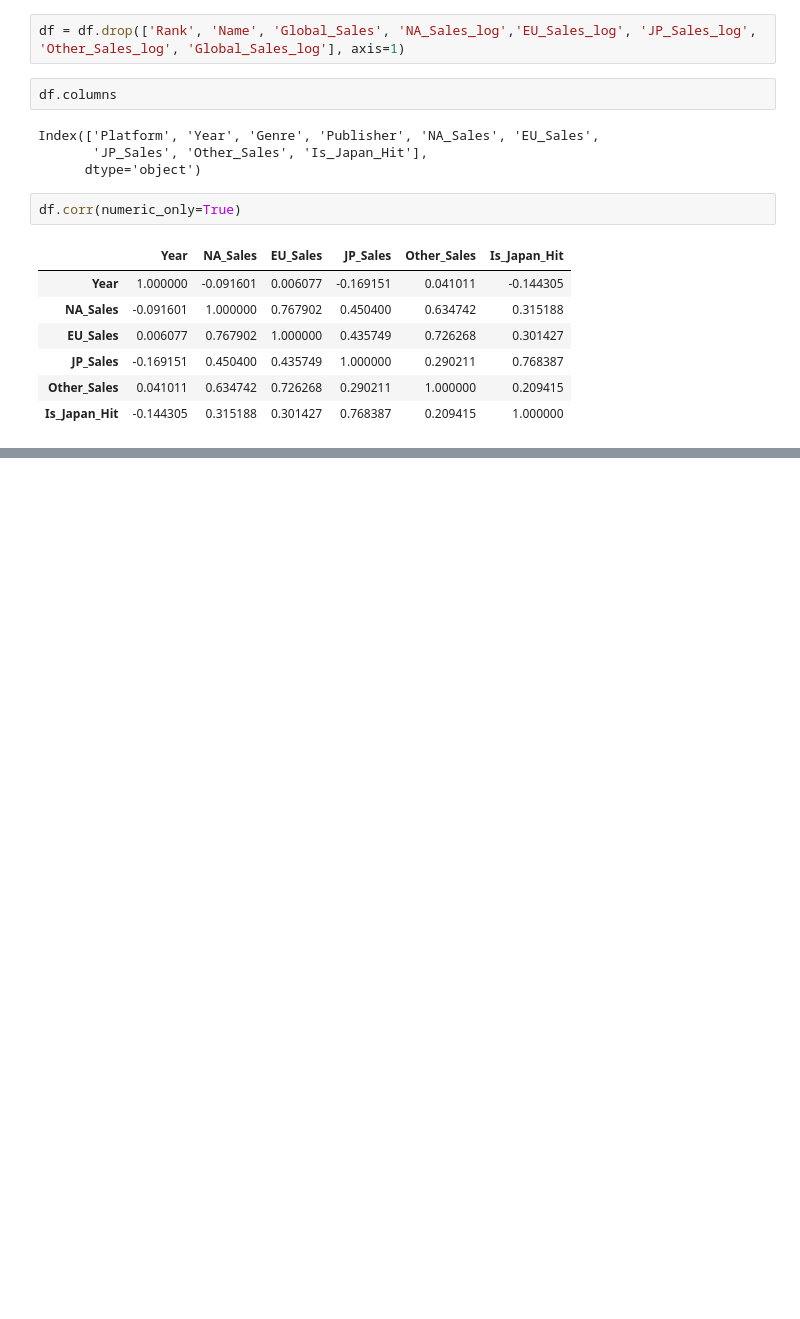
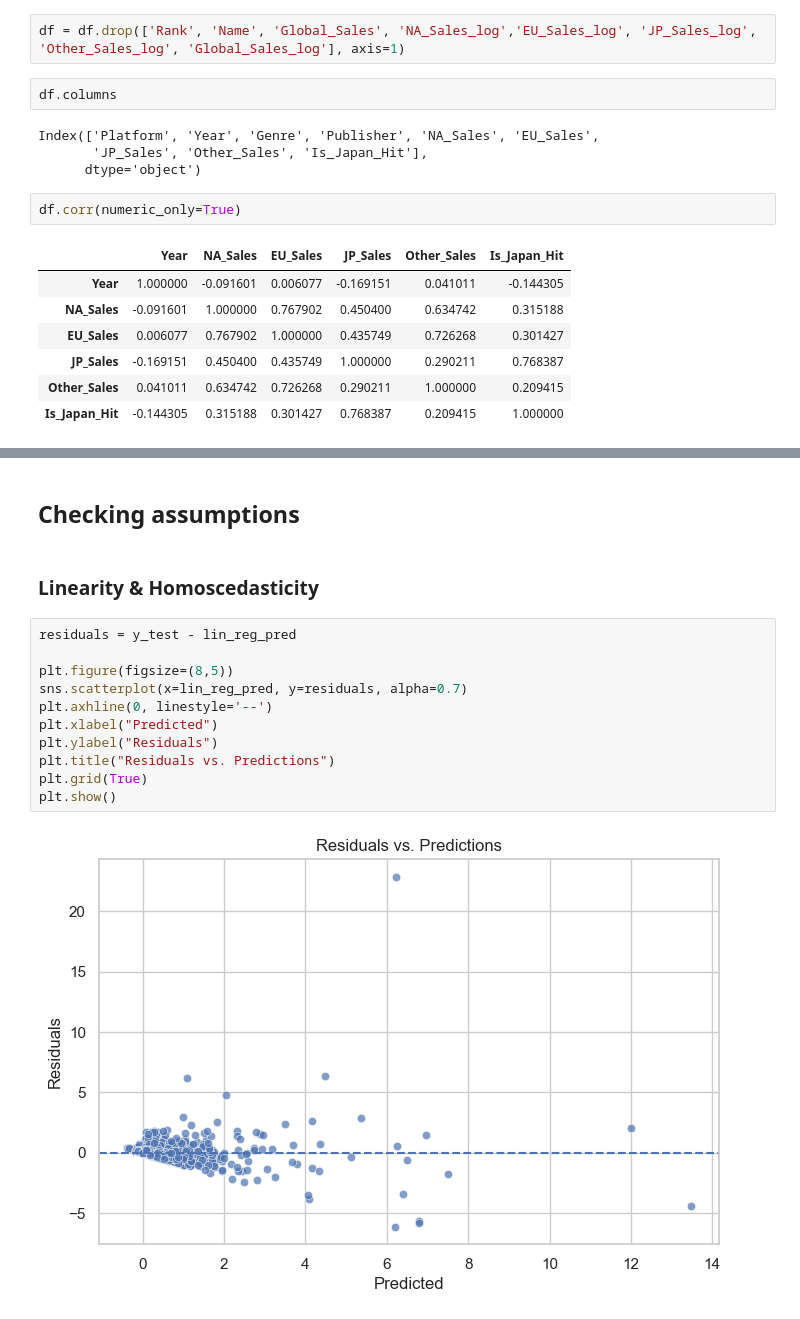
Before and after one commit to lxcnse/video-game-sales-analysis, a Jupyter notebook: notebooks/03_modeling.ipynb, the cells around one changed output, grey strips where cells are left out. Drawn from its saved outputs; the diff is of its cells as text; blank space fills up the shorter version.

```diff
--- a/notebooks/03_modeling.ipynb
+++ b/notebooks/03_modeling.ipynb
@@ -56,0 +173,17 @@ df.corr(numeric_only=True)
+# %% [markdown]
+## Checking assumptions
+# %% [markdown]
+### Linearity & Homoscedasticity
+# %%
+residuals = y_test - lin_reg_pred
+
+plt.figure(figsize=(8,5))
+sns.scatterplot(x=lin_reg_pred, y=residuals, alpha=0.7)
+plt.axhline(0, linestyle='--')
+plt.xlabel("Predicted")
+plt.ylabel("Residuals")
+plt.title("Residuals vs. Predictions")
+plt.grid(True)
+plt.show()
+# %% [output]
+[figure, added]
```
Also changed, not shown: parts of 32 cells of this notebook, 15 other files.
